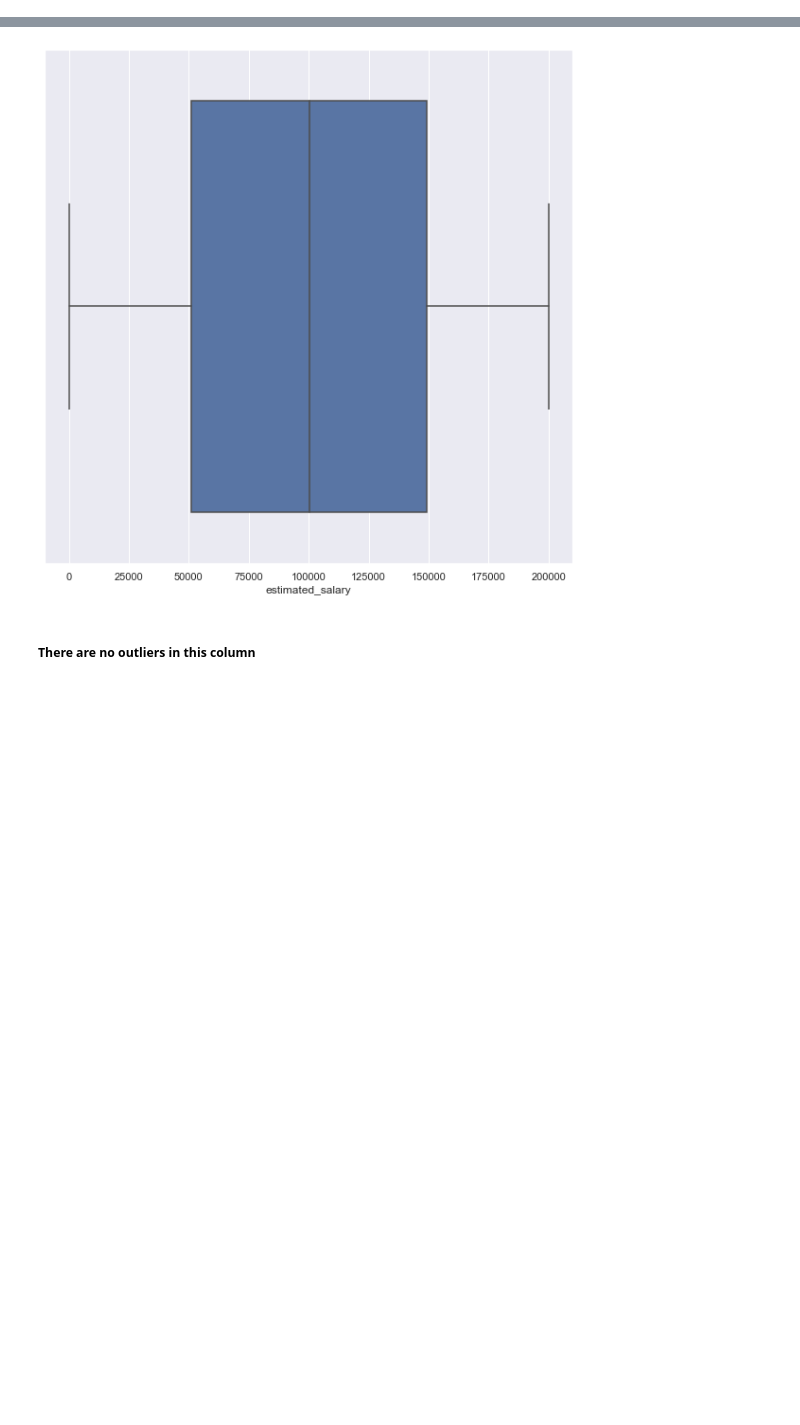
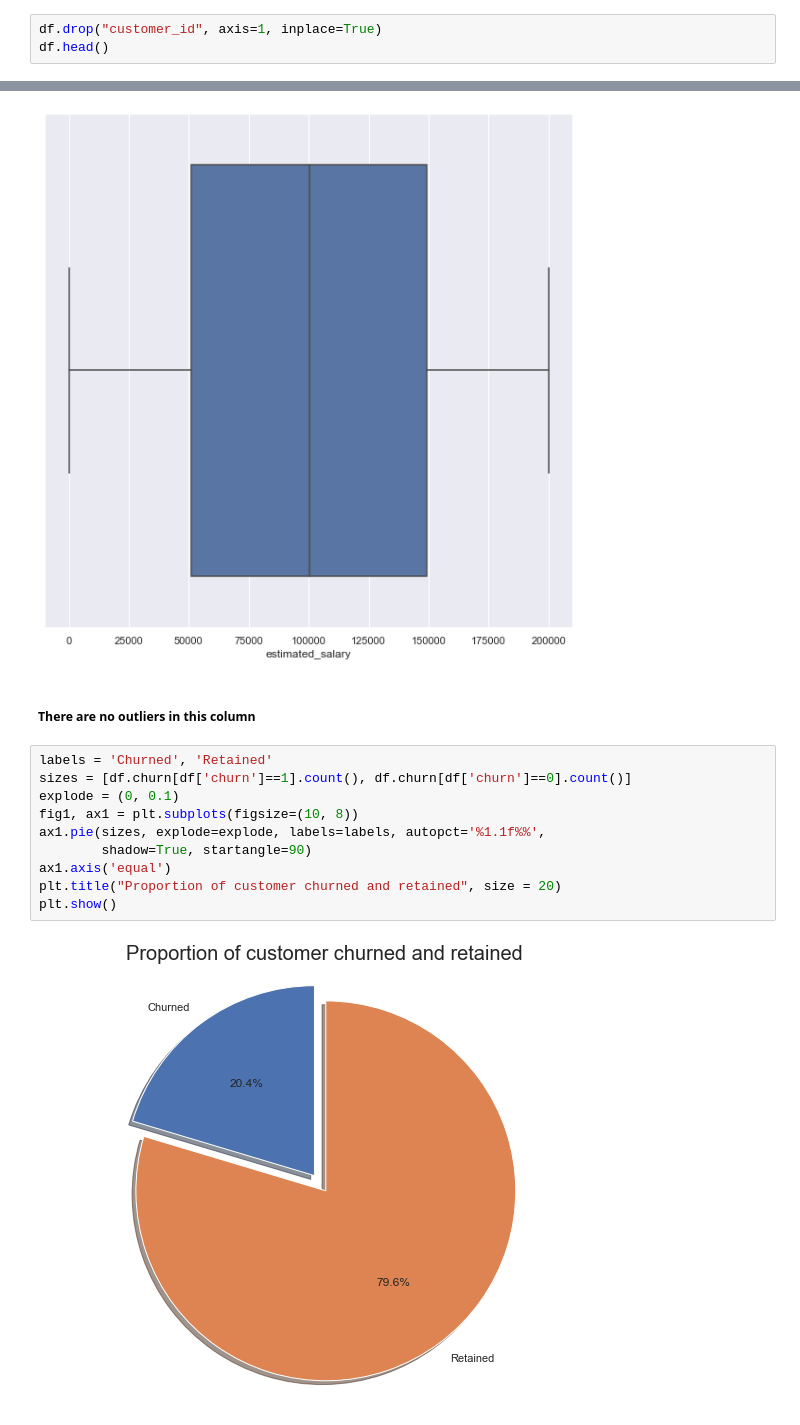
Before and after one commit to Raj-Ranjan-Singh/EDA-Project, a Jupyter notebook: Bank Customer Churn Dataset EDA.ipynb, the cells around one changed output, grey strips where cells are left out. Saved outputs shown, nothing was run; the diff lists cells and outputs as text; blank space fills up the shorter version.

```diff
--- a/Bank Customer Churn Dataset EDA.ipynb
+++ b/Bank Customer Churn Dataset EDA.ipynb
@@ -27,0 +32,3 @@ df.head()
+# %%
+df.drop("customer_id", axis=1, inplace=True)
+df.head()
@@ -225,3 +219,15 @@ sns.boxplot(df['estimated_salary'])
 [figure]
 # %% [markdown]
 <h5>There are no outliers in this column</h5>
+# %%
+labels = 'Churned', 'Retained'
+sizes = [df.churn[df['churn']==1].count(), df.churn[df['churn']==0].count()]
+explode = (0, 0.1)
+fig1, ax1 = plt.subplots(figsize=(10, 8))
+ax1.pie(sizes, explode=explode, labels=labels, autopct='%1.1f%%',
+        shadow=True, startangle=90)
+ax1.axis('equal')
+plt.title("Proportion of customer churned and retained", size = 20)
+plt.show()
+# %% [output]
+[figure, added]
```
Also changed, not shown: parts of 24 cells of this notebook.
